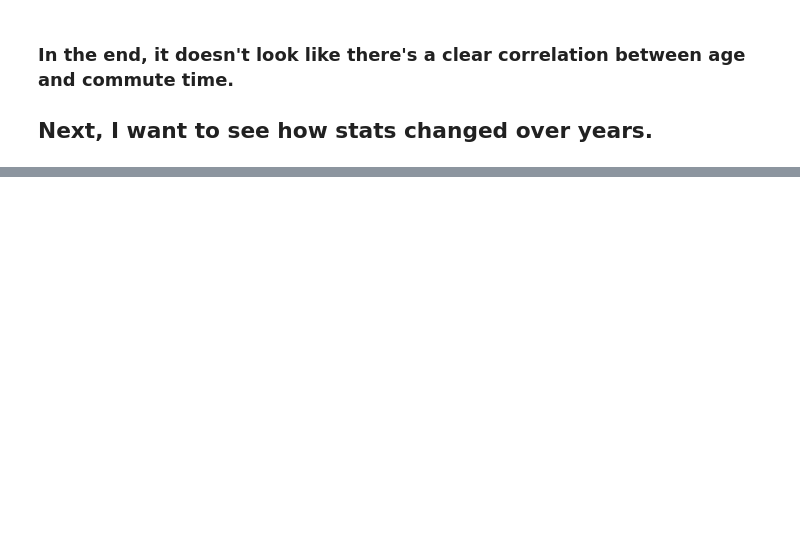
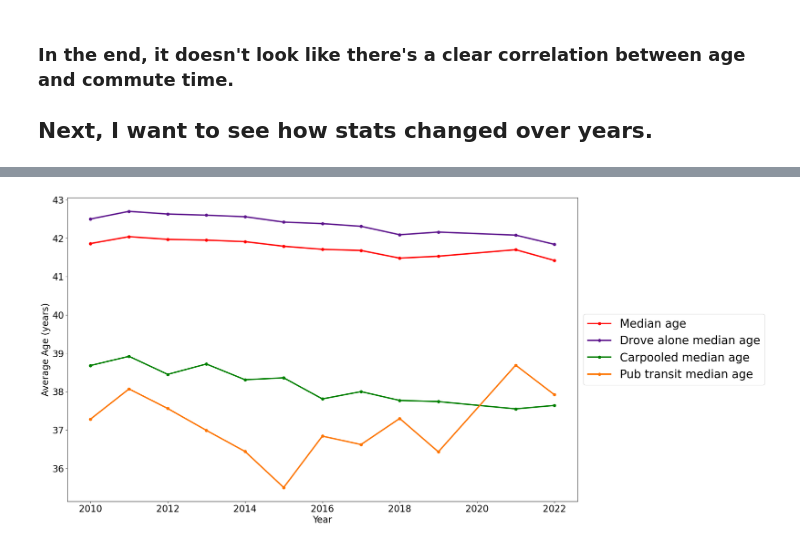
Before and after one commit to Joshua-Clugston/commute_times, a Jupyter notebook: notebooks/project_main.ipynb, the cells around one changed output, grey strips where cells are left out. Saved outputs shown, nothing was run; the diff lists cells and outputs as text; code cells hidden in the pictures; blank space fills up the shorter version.

```diff
--- a/notebooks/project_main.ipynb
+++ b/notebooks/project_main.ipynb
@@ -219,21 +308,24 @@ year_ages = years_avg[keep]
 # %%
 fig, ax = plt.subplots(1, figsize=(20,12))
 
-
+i = 0
 for col in year_ages.columns:
     if col != 'workers':
         line, = plt.plot(year_ages[col], marker='o', label = str.capitalize(col.replace('_',' ').replace('min','time')),
-                         linewidth = 3)
+                         linewidth = 3, color = colors[i])
         plt.legend(handles = [plt.plot([],ls="-", color=line.get_color())[0]],
                    labels=[line.get_label()])
+        i += 1
 #end
 
 plt.xlabel('Year', size = 20)
 plt.ylabel('Average Age (years)', size = 20)
 ax.legend(labels = labels, handles  = "-",
           fontsize = 25, loc='center left', bbox_to_anchor=(1, 0.5))
 ax.tick_params(axis = 'both', labelsize = 20);
 # help from: https://stackoverflow.com/questions/48391146/change-marker-in-the-legend-in-matplotlib
+# %% [output]
+[figure, added]
 # %%
 counties = []
 states = []
```
Also changed, not shown: parts of 23 cells of this notebook, 1 other file.
